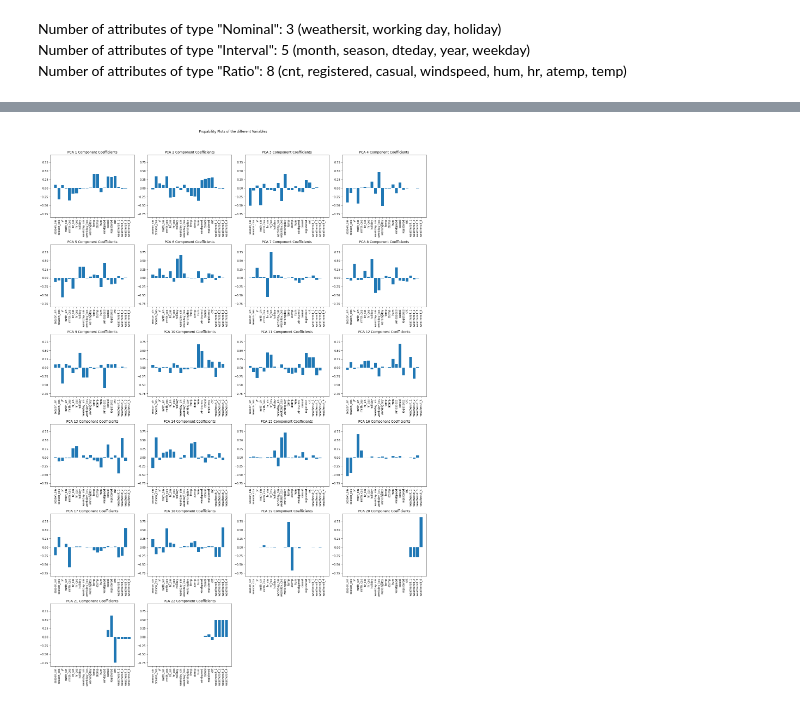
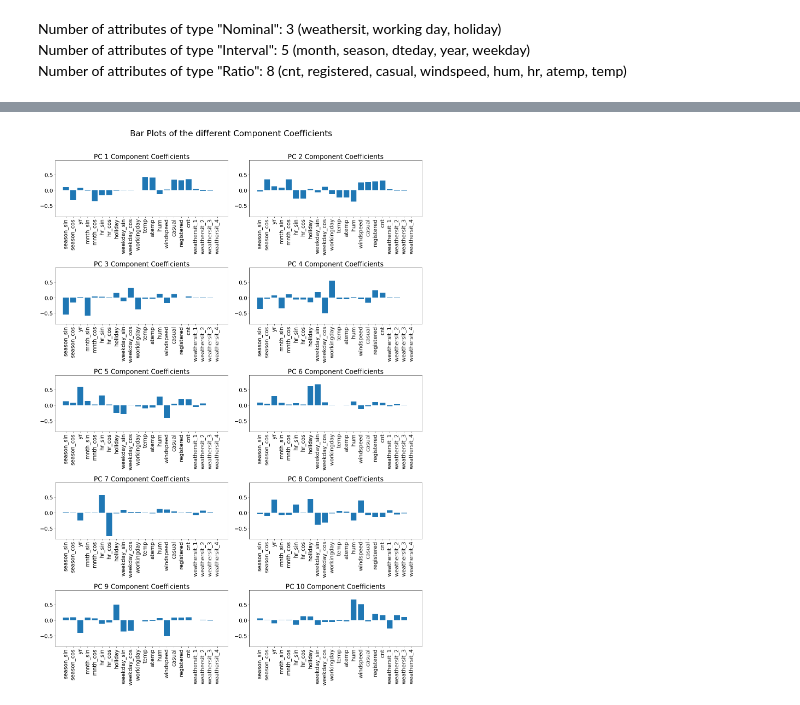
Before and after one commit to Philipp-Otter/02450-Introduction-to-Machine-Learning-and-Data-Mining, a Jupyter notebook: Bike-Sharing-Dataset/Bikesharing.ipynb, the cells around one changed output, grey strips where cells are left out. Cells and saved outputs as stored; diff of their text form; code cells hidden in the pictures.

```diff
--- a/Bike-Sharing-Dataset/Bikesharing.ipynb
+++ b/Bike-Sharing-Dataset/Bikesharing.ipynb
@@ -151,6 +156,7 @@ plt.figure(figsize=(8,8))
 corr_bikesharing_one_hot = bikesharing_one_hot.loc[:, ~bikesharing.columns.isin(['instant', 'dteday'])].corr()
 sn.heatmap(corr_bikesharing_one_hot)
 plt.title('Correlation Analysis')
+plt.rcParams.update({'font.size': 25})
 plt.show()
 
 # correlation between:
@@ -189,6 +195,10 @@ bikesharing = bikesharing.drop(columns=['season', 'mnth', 'hr', 'weekday'])
 # %%
 # check if circular features worked
 plt.scatter(x=bikesharing['mnth_sin'].values, y=bikesharing['mnth_cos'].values)
+plt.xlabel('mnth_sin')
+plt.ylabel('mnth_cos')
+plt.title('Cyclical Feature Encoding Check')
+plt.rcParams.update({'font.size': 14})
 plt.axis('square')
 plt.show
 # %% [output]
@@ -253,6 +263,10 @@ dtype: float64
 # %%
 # check if values are still circular
 plt.scatter(x=bikesharing_train_normalized['mnth_sin'].values, y=bikesharing_train_normalized['mnth_cos'].values)
+plt.xlabel('mnth_sin')
+plt.ylabel('mnth_cos')
+plt.title('Cyclical Feature Encoding Check')
+plt.rcParams.update({'font.size': 14})
 plt.axis('square')
 plt.show
 # %% [output]
@@ -276,10 +290,12 @@ cum_sum_eigenvalues = np.cumsum(exp_var_bikesharing_train_normalized_pca)
 plt.bar(range(0,len(exp_var_bikesharing_train_normalized_pca)), exp_var_bikesharing_train_normalized_pca, \
     alpha=0.5, align='center', label='Individual explained variance')
 plt.step(range(0,len(cum_sum_eigenvalues)), cum_sum_eigenvalues, where='mid',label='Cumulative explained variance')
+plt.axhline(y=0.9, color='r', linestyle='-')
 plt.ylabel('Explained variance ratio')
 plt.xlabel('Principal component index')
 plt.legend(loc='best')
 plt.title('Scree Plot')
+plt.rcParams.update({'font.size': 13})
 plt.tight_layout()
 plt.show()
 
@@ -329,21 +363,23 @@ cluster.biplot(cscore=pca_scores, loadings=loadings, labels=df.columns.values, v
 # %%
 # bar plots of contribution of features to principal components
 # -> plot the loadings
 ymin = loadings.min() - 0.1
 ymax = loadings.max() + 0.1
 
 fig = plt.figure(figsize=(20, 30))
+plt.rcParams.update({'font.size': 20})
 
-for i in range(len(loadings)):
+for i in range(10):
 
-    ax = fig.add_subplot(6, 4,i+1)
+    ax = fig.add_subplot(5, 2,i+1)
     ax.bar(x = df.columns.values, height = loadings[i])
-    ax.set_title(f'PCA {i+1} Component Coefficients')
+    ax.set_title(f'PC {i+1} Component Coefficients')
     plt.ylim([ymin, ymax])
     plt.xticks(rotation=90)
 
+
 fig.tight_layout(rect=[0, 0.03, 1, 0.95])
-fig.suptitle('Propability Plots of the different Variables')
+fig.suptitle('Bar Plots of the different Component Coefficients', fontsize = 30)
 plt.show()
 # %% [output]
-[figure, old version]
+[figure, new version]
```
Also changed, not shown: parts of 11 cells of this notebook.
